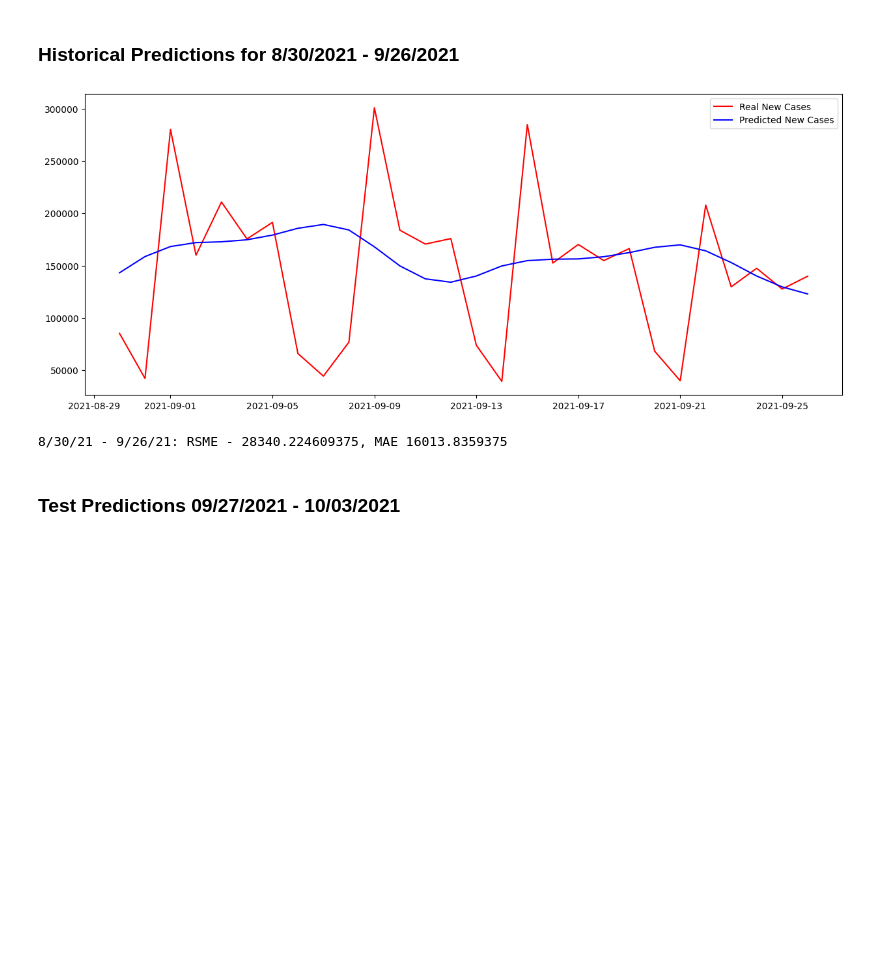
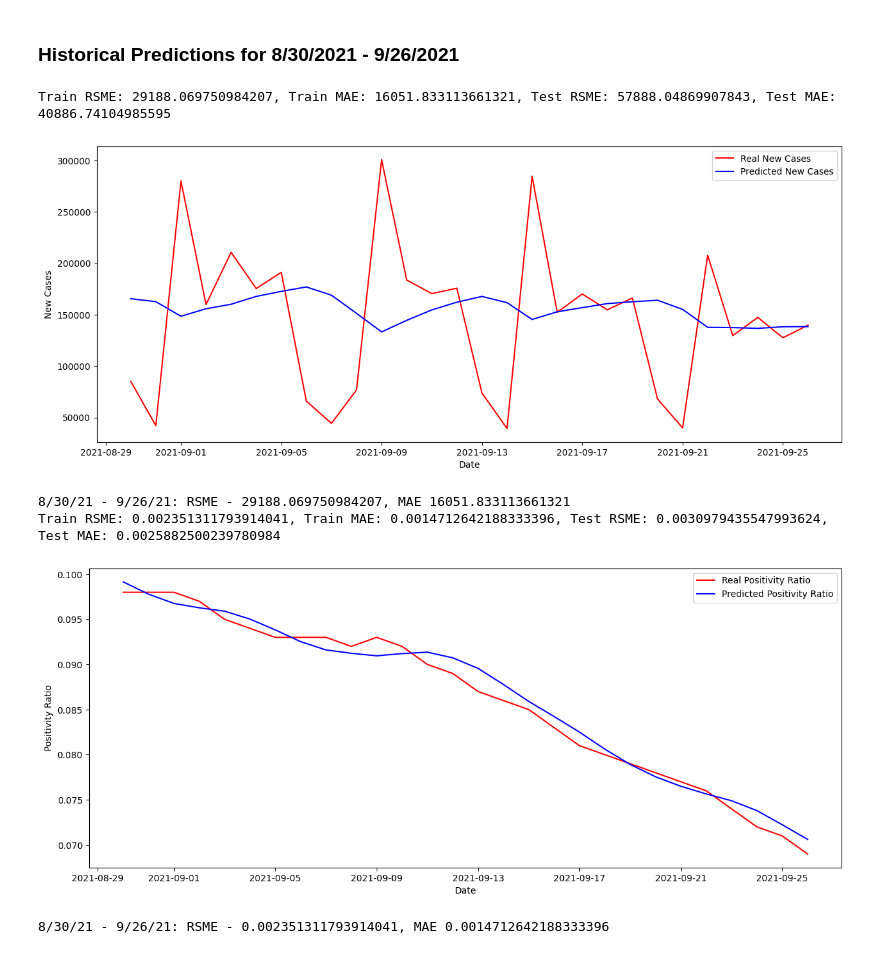
Before and after one commit to Purdue-IEEE-EMBS/BHI-23-PHInformatics, a Jupyter notebook: src/PHI.ipynb, the cells around one changed output. Cells and saved outputs as stored; diff of their text form; code cells hidden in the pictures; blank space fills up the shorter version.

```diff
--- a/src/PHI.ipynb
+++ b/src/PHI.ipynb
@@ -13,11 +13,14 @@ import math
 # %% [markdown]
 #### Load Dataframes & Sub-set Data
 # %%
-df = pd.read_csv("../data/US.timeseries.csv", usecols=["date", "actuals.newCases"], index_col="date", parse_dates=True)
+df = pd.read_csv("../data/US.timeseries.csv", usecols=["date", "actuals.newCases", "metrics.testPositivityRatio"], index_col="date", parse_dates=True)
 
 df = df.fillna(method="bfill")
 
 df = df[df.index < '2021-10-03']
 
-df
+new_cases = pd.DataFrame(df['actuals.newCases'])
+pos_ratio = pd.DataFrame(df['metrics.testPositivityRatio'])
+
+new_cases, pos_ratio
 # %% [output]
@@ -48,5 +56,0 @@ plt.show()
-# %%
-scaler = MinMaxScaler(feature_range=(-1, 1))
-df['actuals.newCases'] = scaler.fit_transform(df['actuals.newCases'].values.reshape(-1, 1))
-
-df
@@ -67,0 +57,8 @@ df
+# %%
+scaler_nc = MinMaxScaler(feature_range=(-1, 1))
+scaler_pr = MinMaxScaler(feature_range=(-1, 1))
+
+new_cases = scaler_nc.fit_transform(new_cases.values.reshape(-1, 1))
+pos_ratio = scaler_pr.fit_transform(pos_ratio.values.reshape(-1, 1))
+
+new_cases
@@ -227,27 +288,33 @@ Train RSME: 28340.224609375, Train MAE: 16013.8359375 Test RSME: 53528.0390625,
 # %% [markdown]
 ### Historical Predictions for 8/30/2021 - 9/26/2021
 # %%
-figure, axes = plt.subplots(figsize=(15, 6))
-axes.xaxis_date()
+def hist_predictions(y_train_pred, y_train_real, y_test_pred, y_test_real, train_rsme, train_mae, test_rsme, test_mae, label):
+  figure, axes = plt.subplots(figsize=(15, 6))
+  axes.xaxis_date()
 
-## 30 day historical period
+  ## 30 day historical period
 
-df_hist = df.loc['2021-08-30':'2021-09-26']
-y_train_real_hist = y_train_real[len(y_train_real) - len(df_hist):]
-y_train_pred_hist = y_train_pred[len(y_train_pred) - len(df_hist):]
+  df_hist = df.loc['2021-08-30':'2021-09-26']
+  y_train_real_hist = y_train_real[len(y_train_real) - len(df_hist):]
+  y_train_pred_hist = y_train_pred[len(y_train_pred) - len(df_hist):]
 
-axes.plot(df_hist.index, y_train_real_hist, color = 'red', label = 'Real New Cases')
-axes.plot(df_hist.index, y_train_pred_hist, color = 'blue', label = 'Predicted New Cases')
+  axes.plot(df_hist.index, y_train_real_hist, color = 'red', label = f'Real {label}')
+  axes.plot(df_hist.index, y_train_pred_hist, color = 'blue', label = f'Predicted {label}')
+  axes.set_xlabel("Date")
+  axes.set_ylabel(f"{label}")
 
-plt.legend()
-plt.show()
+  plt.legend()
+  plt.show()
 
-rsme = np.sqrt(mean_squared_error(y_train_real_hist, y_train_pred_hist))
-mae = np.mean(abs(y_train_pred_hist - y_train_real_hist))
+  print(f"8/30/21 - 9/26/21: RSME - {train_rsme}, MAE {train_mae}")
 
-print(f"8/30/21 - 9/26/21: RSME - {train_rsme}, MAE {train_mae}")
+# unpack into historical predictions function
+hist_predictions(*test(model_nc, X_train_nc, y_train_nc, X_test_nc, y_test_nc, scaler_nc), label="New Cases")
+hist_predictions(*test(model_pr, X_train_pr, y_train_pr, X_test_pr, y_test_pr, scaler_pr), label="Positivity Ratio")
 # %% [output]
+Train RSME: 29188.069750984207, Train MAE: 16051.833113661321, Test RSME: 57888.04869907843, Test MAE: 40886.74104985595
-[figure, old version]
+[figure, new version]
-8/30/21 - 9/26/21: RSME - 28340.224609375, MAE 16013.8359375
+8/30/21 - 9/26/21: RSME - 29188.069750984207, MAE 16051.833113661321
+Train RSME: 0.002351311793914041, Train MAE: 0.0014712642188333396, Test RSME: 0.0030979435547993624, Test MAE: 0.0025882500239780984
+[figure, added]
+8/30/21 - 9/26/21: RSME - 0.002351311793914041, MAE 0.0014712642188333396
-# %% [markdown]
-### Test Predictions 09/27/2021 - 10/03/2021
```
Also changed, not shown: parts of 12 cells of this notebook.
